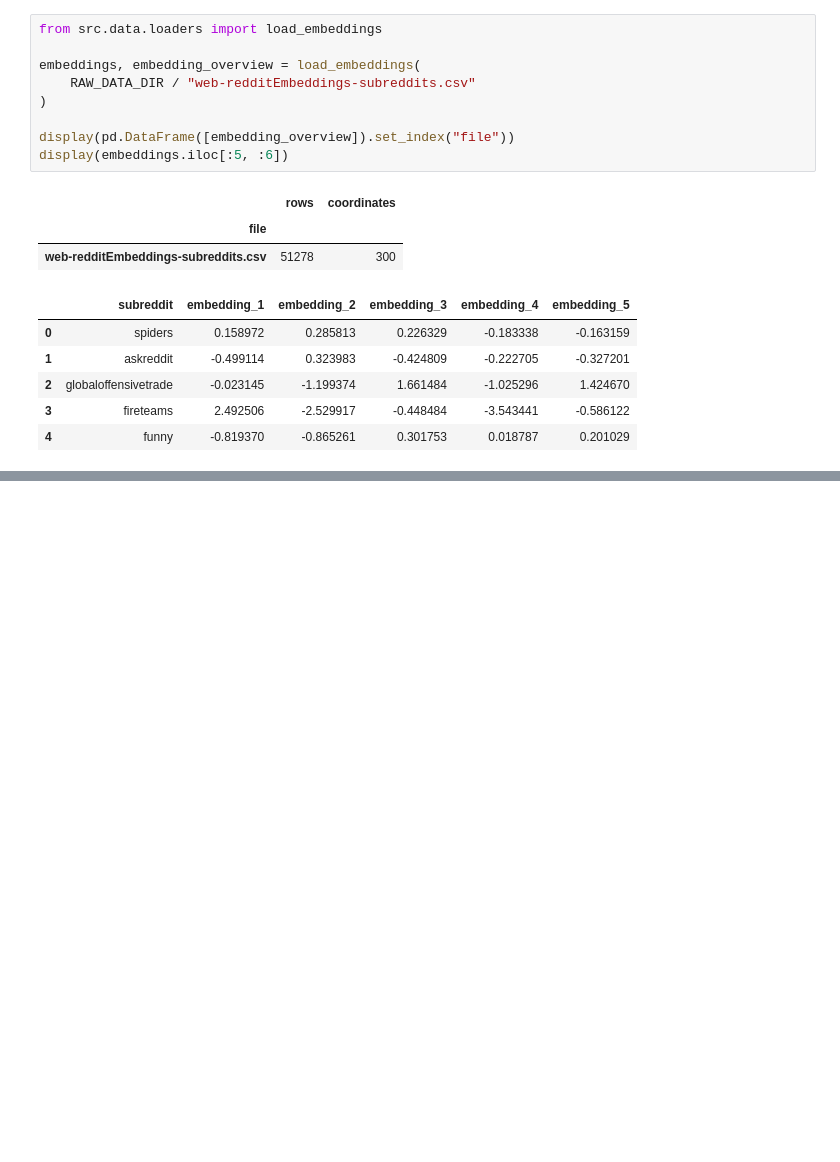
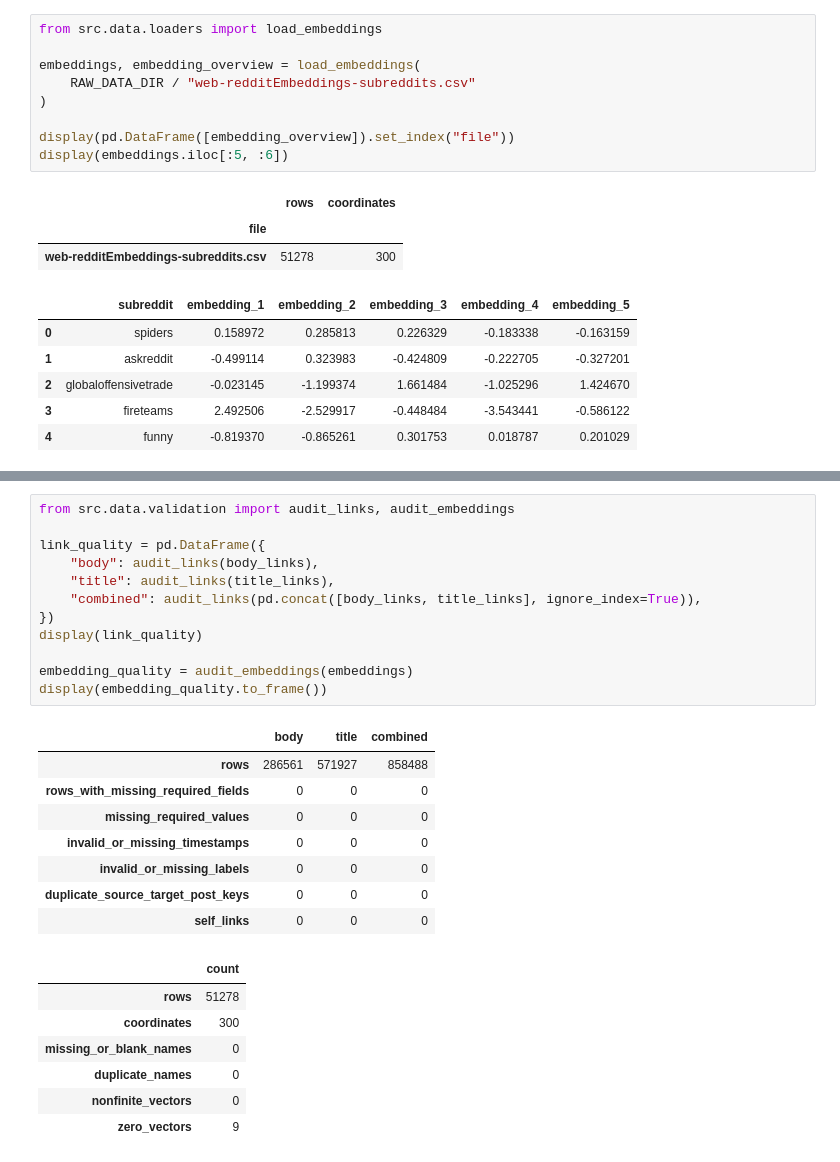
Before and after one commit to smikulas/readait, a Jupyter notebook: results.ipynb, the cells around one changed output, grey strips where cells are left out. Saved outputs shown, nothing was run; the diff lists cells and outputs as text; blank space fills up the shorter version.

Commit message:
audit hyperlink and embedding data quality

```diff
--- a/results.ipynb
+++ b/results.ipynb
@@ -211,0 +220,28 @@ display(embeddings.iloc[:5, :6])
+# %%
+from src.data.validation import audit_links, audit_embeddings
+
+link_quality = pd.DataFrame({
+    "body": audit_links(body_links),
+    "title": audit_links(title_links),
+    "combined": audit_links(pd.concat([body_links, title_links], ignore_index=True)),
+})
+display(link_quality)
+
+embedding_quality = audit_embeddings(embeddings)
+display(embedding_quality.to_frame())
+# %% [output]
+|  | body | title | combined |
+| rows | 286561 | 571927 | 858488 |
+| rows_with_missing_required_fields | 0 | 0 | 0 |
+| missing_required_values | 0 | 0 | 0 |
+| invalid_or_missing_timestamps | 0 | 0 | 0 |
+| invalid_or_missing_labels | 0 | 0 | 0 |
+| duplicate_source_target_post_keys | 0 | 0 | 0 |
+| self_links | 0 | 0 | 0 |
+|  | count |
+| rows | 51278 |
+| coordinates | 300 |
+| missing_or_blank_names | 0 |
+| duplicate_names | 0 |
+| nonfinite_vectors | 0 |
+| zero_vectors | 9 |
```
Also changed, not shown: parts of 1 cell of this notebook, 1 other file.
